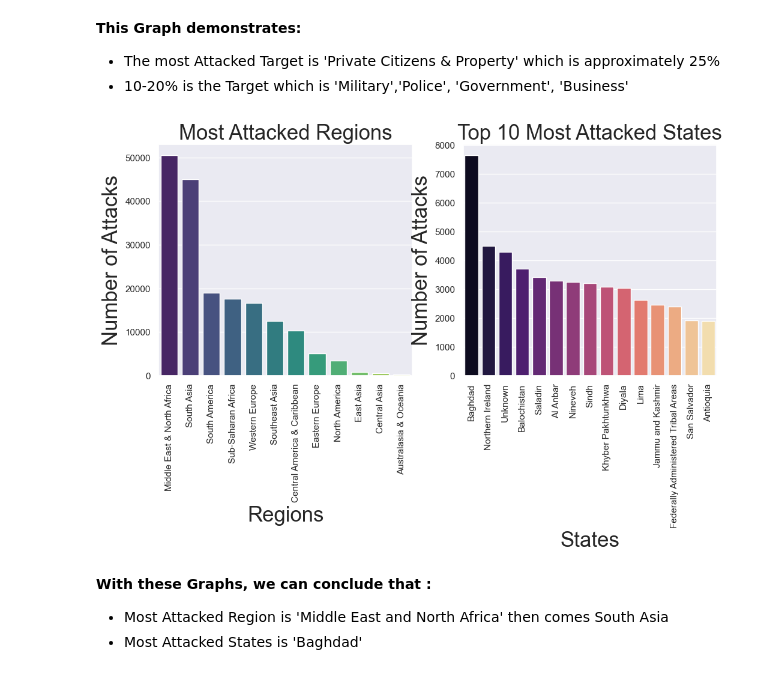
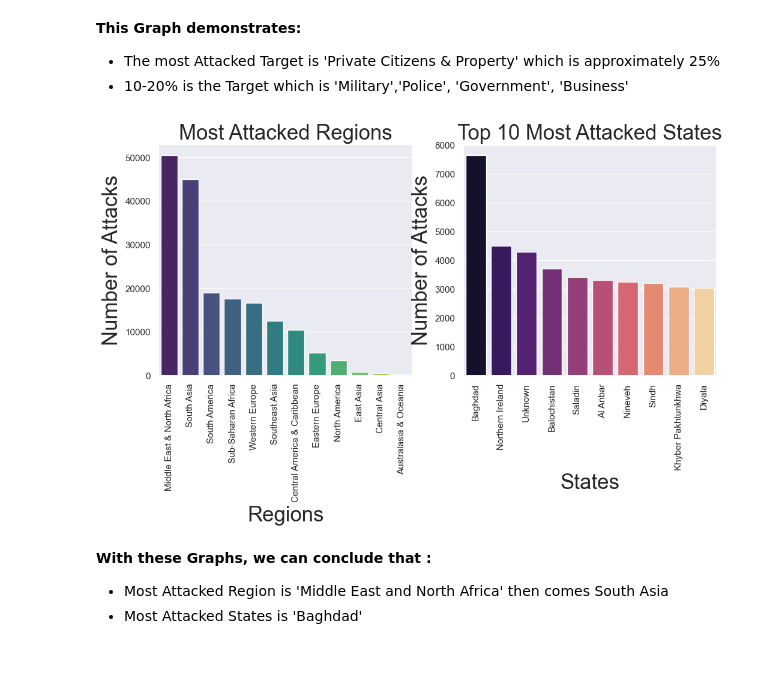
Before and after one commit to Ankit-Kumar2001/Project-Portfolio, a Jupyter notebook: Global Terrorism/eda on global terrorism.ipynb, the cells around one changed output. Drawn from its saved outputs; the diff is of its cells as text; code cells hidden in the pictures.

```diff
--- a/Global Terrorism/eda on global terrorism.ipynb
+++ b/Global Terrorism/eda on global terrorism.ipynb
@@ -293,25 +329,26 @@ plt.show()
 # %%
 plt.figure(figsize = (12,5))
 plt.subplot(1,2,1)
 # regions with most attacks
 sns.barplot(x = terr_df['Region'].value_counts().index,
             y = terr_df['Region'].value_counts().values,palette='viridis')
 plt.title('Most Attacked Regions',fontsize=25)
 plt.xlabel('Regions',fontsize=25)
 plt.ylabel('Number of Attacks',fontsize=25)
 plt.xticks(rotation=90)
 
 plt.subplot(1,2,2)
-sns.barplot(x = terr_df['State'].value_counts().head(15).index,
-            y = terr_df['State'].value_counts().head(15).values,
+# top 10 most attacked states
+sns.barplot(x = terr_df['State'].value_counts().head(10).index,
+            y = terr_df['State'].value_counts().head(10).values,
             palette='magma')
 plt.title('Top 10 Most Attacked States',fontsize=25)
 plt.xlabel('States',fontsize=25)
 plt.ylabel('Number of Attacks',fontsize=25)
 plt.xticks(rotation=90)
 plt.show()
 # %% [output]
-[figure, old version]
+[figure, new version]
 # %% [markdown]
 **With these Graphs, we can conclude that :**
 
```
Also changed, not shown: parts of 1 cell of this notebook.
